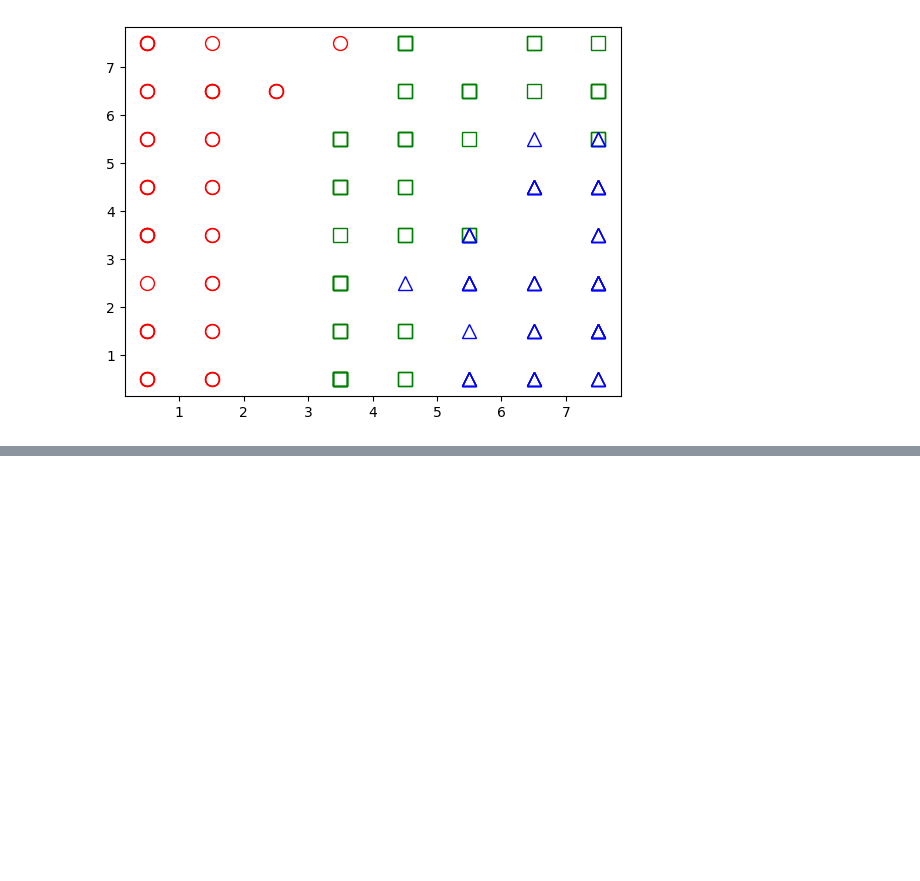
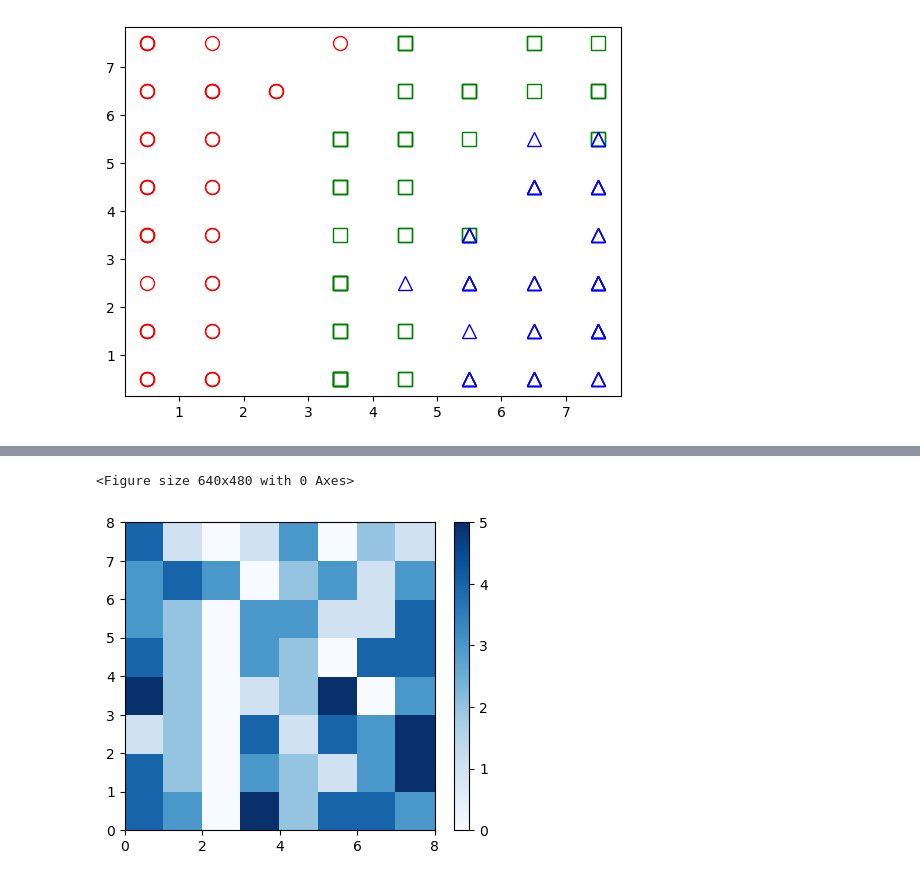
Before and after one commit to RHMTshaikh/sem-2, a Jupyter notebook: ML/SOM/preeti.ipynb, the cells around one changed output, grey strips where cells are left out. Cells and saved outputs as stored; diff of their text form; code cells hidden in the pictures; blank space fills up the shorter version.

```diff
--- a/ML/SOM/preeti.ipynb
+++ b/ML/SOM/preeti.ipynb
@@ -146,10 +146,13 @@ AttributeError: module 'matplotlib.pyplot' has no attribute 'suptitl'
 # %%
-e("Plants species clusters")
+plt.suptitle("Plants species clusters")
 plt.show()
 
 # Plot activation frequencies
 plt.figure(figsize=(5, 4))
 frequencies = som.activation_response(features)
 plt.pcolor(frequencies.T, cmap='Blues')
 plt.colorbar()
 plt.show()
+# %% [output]
+<Figure size 640x480 with 0 Axes>
+[figure, added]
```
Also changed, not shown: parts of 1 cell of this notebook, 1 other file.
